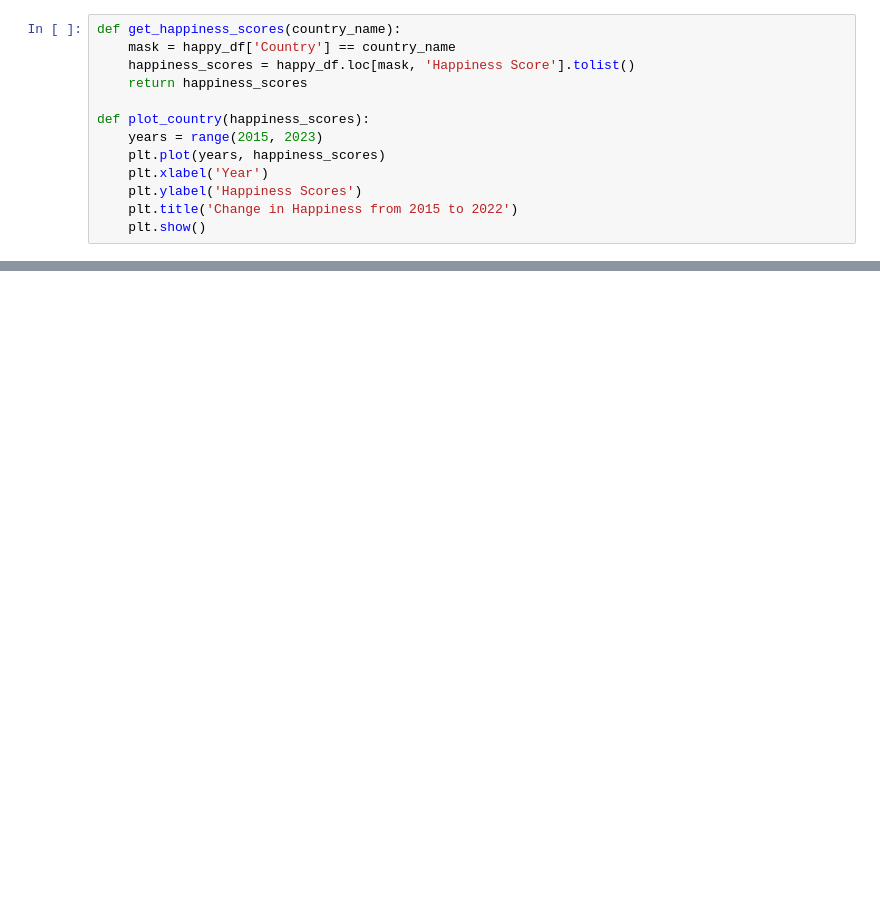
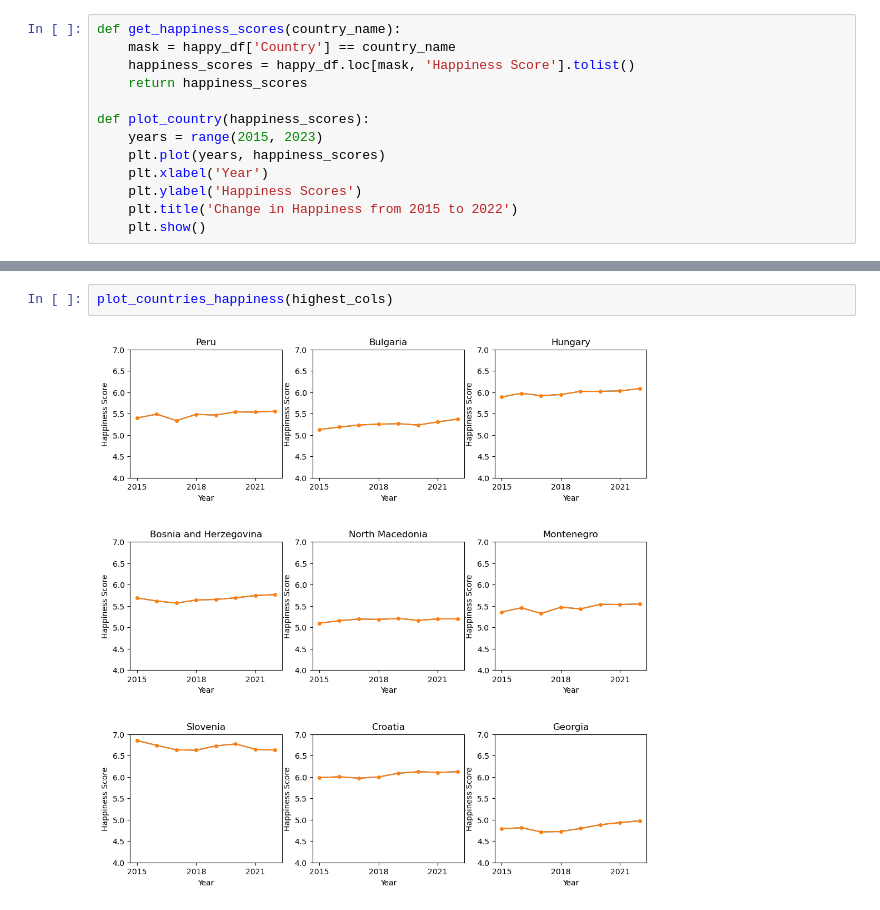
Before and after one commit to zadkhan/BigData_FinalProject, a Jupyter notebook: happy_covid.ipynb, the cells around one changed output, grey strips where cells are left out. Saved outputs shown, nothing was run; the diff lists cells and outputs as text; blank space fills up the shorter version.

```diff
--- a/happy_covid.ipynb
+++ b/happy_covid.ipynb
@@ -131,0 +254,4 @@ plot_country(scores)
+# %%
+plot_countries_happiness(highest_cols)
+# %% [output]
+[figure, added]
```
Also changed, not shown: parts of 15 cells of this notebook, 1 other file.
